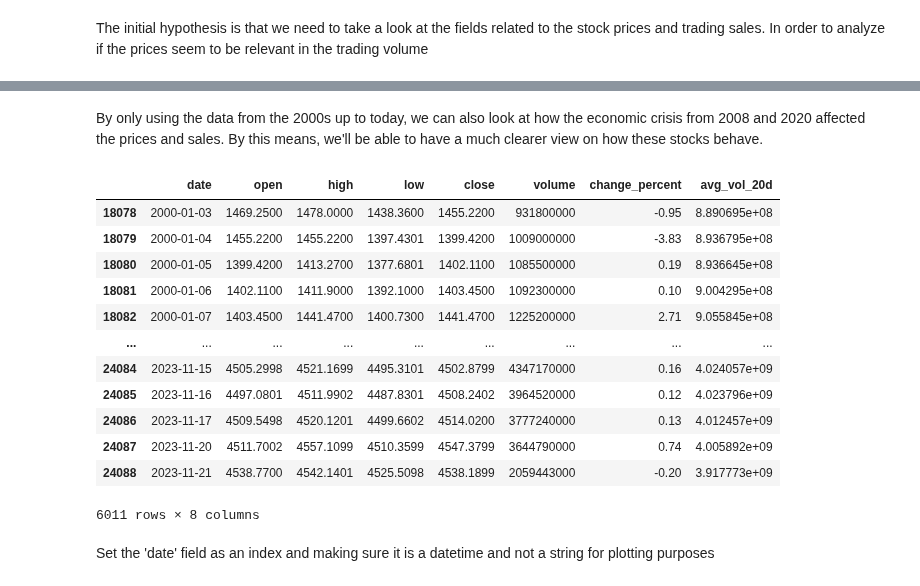
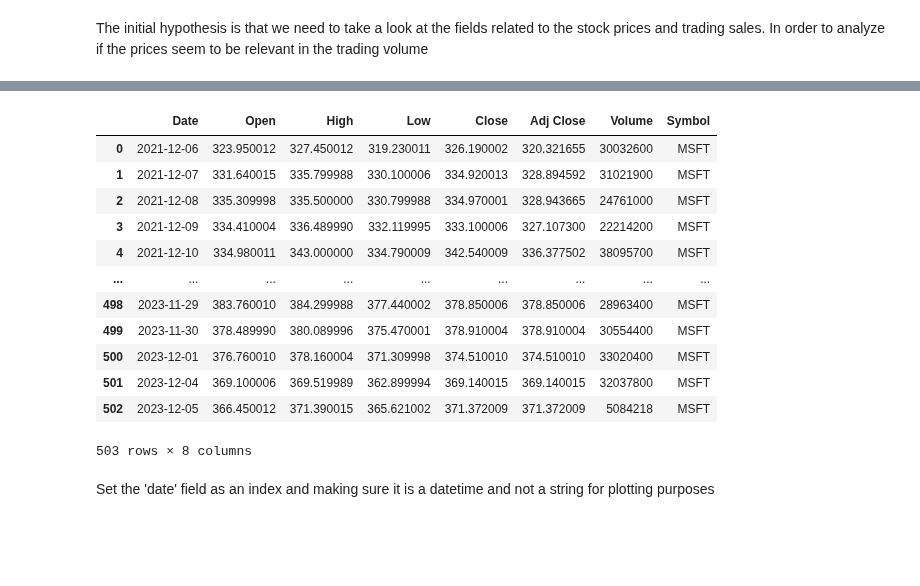
Before and after one commit to karla-mond/stockPred-Mex, a Jupyter notebook: xgboost/tsf_xgboost.ipynb, the cells around one changed output, grey strips where cells are left out. Saved outputs shown, nothing was run; the diff lists cells and outputs as text; code cells hidden in the pictures; blank space fills up the shorter version.

```diff
--- a/xgboost/tsf_xgboost.ipynb
+++ b/xgboost/tsf_xgboost.ipynb
@@ -41,20 +18,0 @@ df
-# %% [markdown]
-By only using the data from the 2000s up to today, we can also look at how the economic crisis from 2008 and 2020 affected the prices and sales. By this means, we'll be able to have a much clearer view on how these stocks behave.
-# %%
-# Filter by date
-df = df[~(df['date'] < '2000-01-01')]
-df
-# %% [output]
-|  | date | open | high | low | close | volume | change_percent | avg_vol_20d |
-| 18078 | 2000-01-03 | 1469.2500 | 1478.0000 | 1438.3600 | 1455.2200 | 931800000 | -0.95 | 8.890695e+08 |
-| 18079 | 2000-01-04 | 1455.2200 | 1455.2200 | 1397.4301 | 1399.4200 | 1009000000 | -3.83 | 8.936795e+08 |
-| 18080 | 2000-01-05 | 1399.4200 | 1413.2700 | 1377.6801 | 1402.1100 | 1085500000 | 0.19 | 8.936645e+08 |
-| 18081 | 2000-01-06 | 1402.1100 | 1411.9000 | 1392.1000 | 1403.4500 | 1092300000 | 0.10 | 9.004295e+08 |
-| 18082 | 2000-01-07 | 1403.4500 | 1441.4700 | 1400.7300 | 1441.4700 | 1225200000 | 2.71 | 9.055845e+08 |
-| ... | ... | ... | ... | ... | ... | ... | ... | ... |
-| 24084 | 2023-11-15 | 4505.2998 | 4521.1699 | 4495.3101 | 4502.8799 | 4347170000 | 0.16 | 4.024057e+09 |
-| 24085 | 2023-11-16 | 4497.0801 | 4511.9902 | 4487.8301 | 4508.2402 | 3964520000 | 0.12 | 4.023796e+09 |
-| 24086 | 2023-11-17 | 4509.5498 | 4520.1201 | 4499.6602 | 4514.0200 | 3777240000 | 0.13 | 4.012457e+09 |
-| 24087 | 2023-11-20 | 4511.7002 | 4557.1099 | 4510.3599 | 4547.3799 | 3644790000 | 0.74 | 4.005892e+09 |
-| 24088 | 2023-11-21 | 4538.7700 | 4542.1401 | 4525.5098 | 4538.1899 | 2059443000 | -0.20 | 3.917773e+09 |
-6011 rows × 8 columns
@@ -61,3 +23,19 @@ df
+# %%
+df_msft
+# %% [output]
+|  | Date | Open | High | Low | Close | Adj Close | Volume | Symbol |
+| 0 | 2021-12-06 | 323.950012 | 327.450012 | 319.230011 | 326.190002 | 320.321655 | 30032600 | MSFT |
+| 1 | 2021-12-07 | 331.640015 | 335.799988 | 330.100006 | 334.920013 | 328.894592 | 31021900 | MSFT |
+| 2 | 2021-12-08 | 335.309998 | 335.500000 | 330.799988 | 334.970001 | 328.943665 | 24761000 | MSFT |
+| 3 | 2021-12-09 | 334.410004 | 336.489990 | 332.119995 | 333.100006 | 327.107300 | 22214200 | MSFT |
+| 4 | 2021-12-10 | 334.980011 | 343.000000 | 334.790009 | 342.540009 | 336.377502 | 38095700 | MSFT |
+| ... | ... | ... | ... | ... | ... | ... | ... | ... |
+| 498 | 2023-11-29 | 383.760010 | 384.299988 | 377.440002 | 378.850006 | 378.850006 | 28963400 | MSFT |
+| 499 | 2023-11-30 | 378.489990 | 380.089996 | 375.470001 | 378.910004 | 378.910004 | 30554400 | MSFT |
+| 500 | 2023-12-01 | 376.760010 | 378.160004 | 371.309998 | 374.510010 | 374.510010 | 33020400 | MSFT |
+| 501 | 2023-12-04 | 369.100006 | 369.519989 | 362.899994 | 369.140015 | 369.140015 | 32037800 | MSFT |
+| 502 | 2023-12-05 | 366.450012 | 371.390015 | 365.621002 | 371.372009 | 371.372009 | 5084218 | MSFT |
+503 rows × 8 columns
 # %% [markdown]
 Set the 'date' field as an index and making sure it is a datetime and not a string for plotting purposes
 # %%
```
Also changed, not shown: parts of 21 cells of this notebook.
